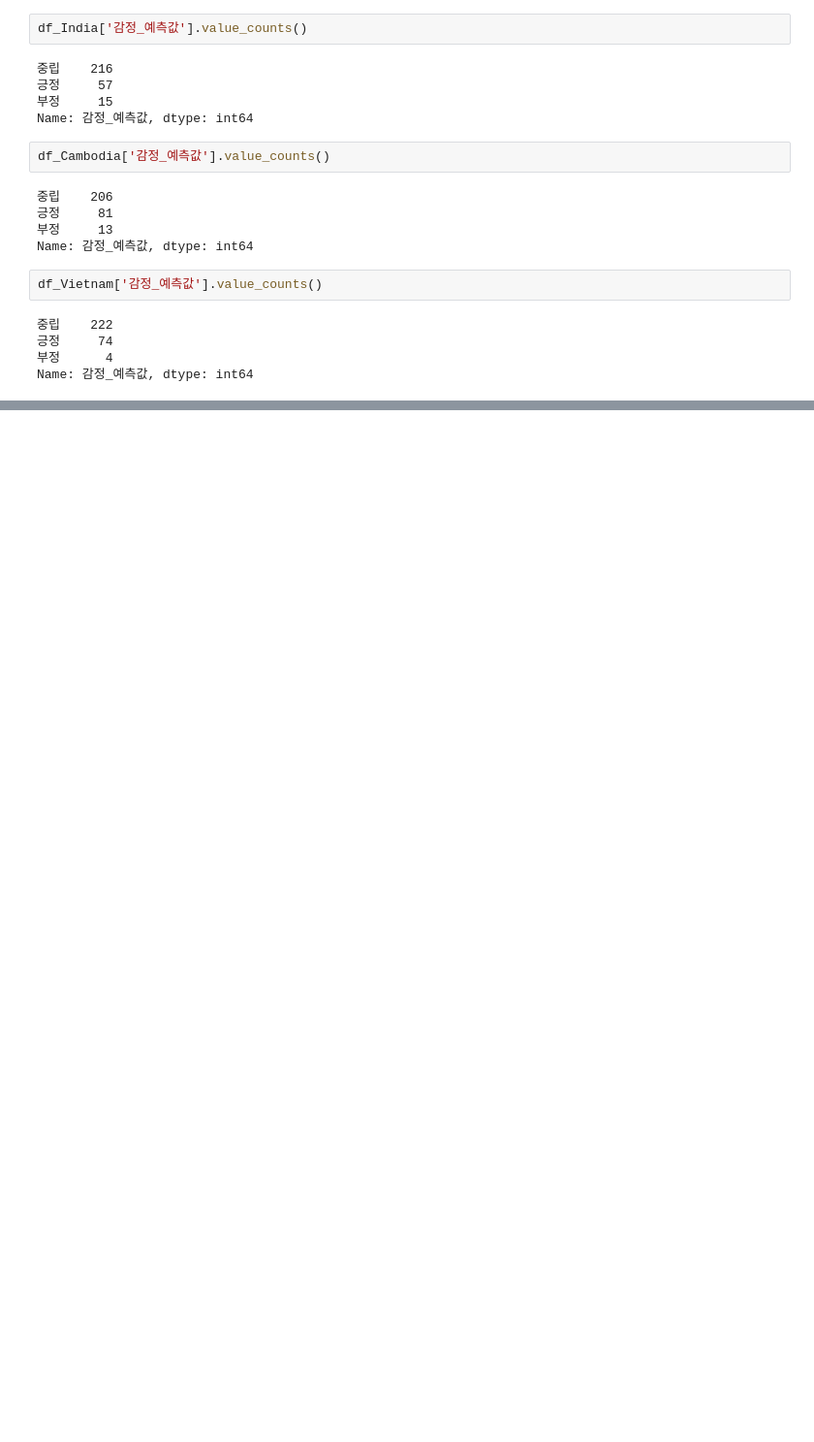
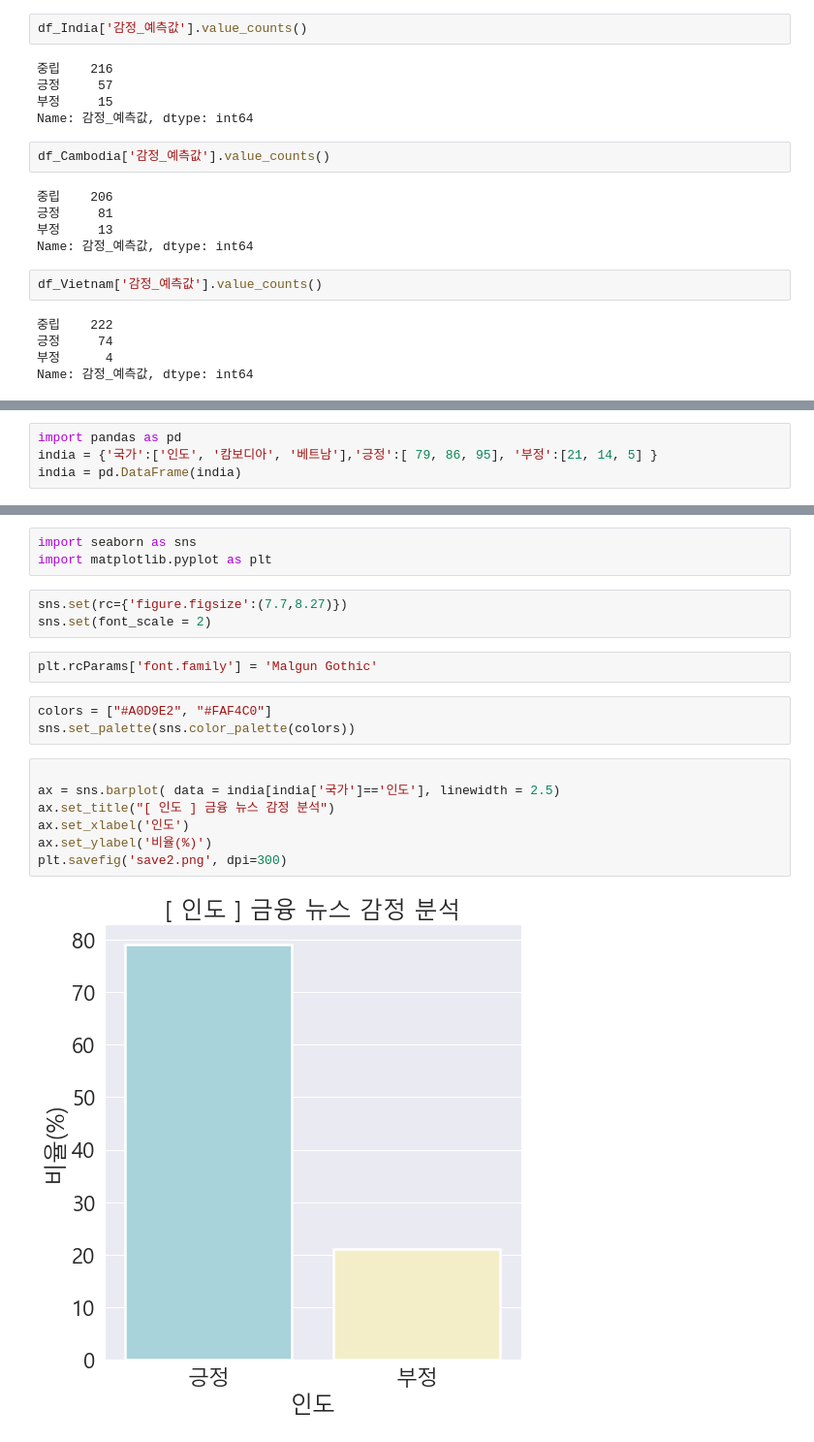
Before and after one commit to S-A-N-C/Sentiment_analysis, a Jupyter notebook: Sentiment_analysis.ipynb, the cells around one changed output, grey strips where cells are left out. Shown at 97% size. Drawn from its saved outputs; the diff is of its cells as text; blank space fills up the shorter version.

```diff
--- a/Sentiment_analysis.ipynb
+++ b/Sentiment_analysis.ipynb
@@ -442,0 +400,4 @@ array([[0.9268831 , 0.04012983, 0.03298704]], dtype=float32)
+# %%
+import pandas as pd
+india = {'국가':['인도', '캄보디아', '베트남'],'긍정':[ 79, 86, 95], '부정':[21, 14, 5] }
+india = pd.DataFrame(india)
@@ -442,0 +411,20 @@ array([[0.9268831 , 0.04012983, 0.03298704]], dtype=float32)
+# %%
+import seaborn as sns
+import matplotlib.pyplot as plt
+# %%
+sns.set(rc={'figure.figsize':(7.7,8.27)})
+sns.set(font_scale = 2)
+# %%
+plt.rcParams['font.family'] = 'Malgun Gothic'
+# %%
+colors = ["#A0D9E2", "#FAF4C0"]
+sns.set_palette(sns.color_palette(colors))
+# %%
+
+ax = sns.barplot( data = india[india['국가']=='인도'], linewidth = 2.5)
+ax.set_title("[ 인도 ] 금융 뉴스 감정 분석")
+ax.set_xlabel('인도')
+ax.set_ylabel('비율(%)')
+plt.savefig('save2.png', dpi=300)
+# %% [output]
+[figure, added]
```
Also changed, not shown: parts of 14 cells of this notebook, 8 other files.
